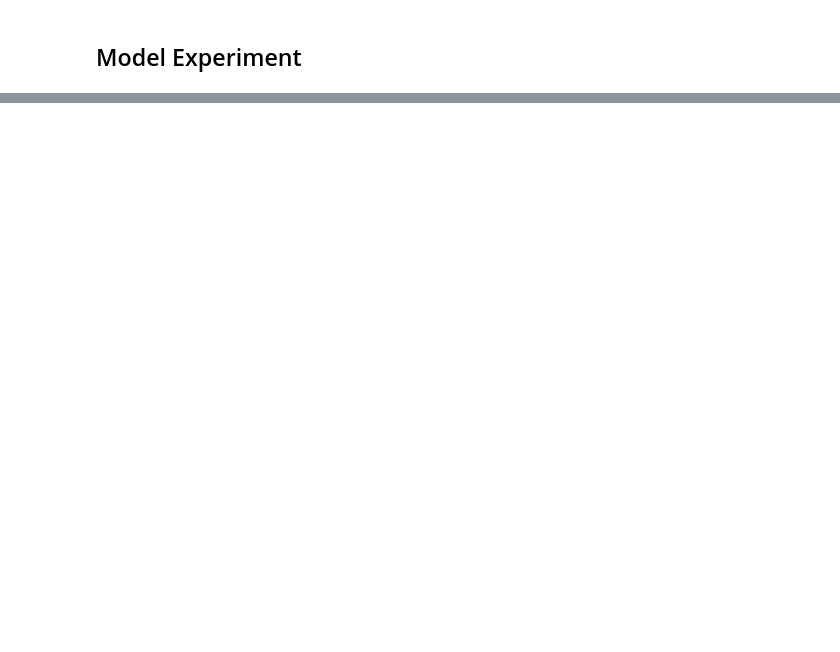
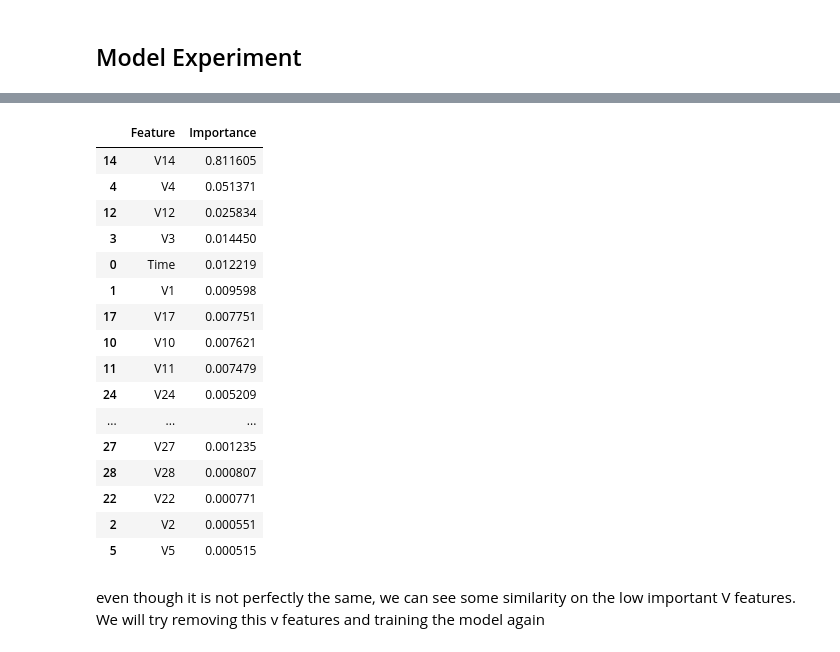
Before and after one commit to benchrstn/credit_card_fraud, a Jupyter notebook: exploration/04_model_experiment.ipynb, the cells around one changed output, grey strips where cells are left out. Cells and saved outputs as stored; diff of their text form; code cells hidden in the pictures; blank space fills up the shorter version.

```diff
--- a/exploration/04_model_experiment.ipynb
+++ b/exploration/04_model_experiment.ipynb
@@ -64,0 +228,29 @@ X_train_v, y_train_v = smote_sample.fit_resample(X_train_v, y_train_v)
+# %%
+#double check with decision tree
+dt_model = trained_models['Decision Tree']
+importance_df2 = pd.DataFrame({
+    'Feature': X_train.columns,
+    'Importance': dt_model.feature_importances_
+}).sort_values('Importance', ascending=False)
+
+importance_df2
+# %% [output]
+|  | Feature | Importance |
+| 14 | V14 | 0.811605 |
+| 4 | V4 | 0.051371 |
+| 12 | V12 | 0.025834 |
+| 3 | V3 | 0.014450 |
+| 0 | Time | 0.012219 |
+| 1 | V1 | 0.009598 |
+| 17 | V17 | 0.007751 |
+| 10 | V10 | 0.007621 |
+| 11 | V11 | 0.007479 |
+| 24 | V24 | 0.005209 |
+| ... | ... | ... |
+| 27 | V27 | 0.001235 |
+| 28 | V28 | 0.000807 |
+| 22 | V22 | 0.000771 |
+| 2 | V2 | 0.000551 |
+| 5 | V5 | 0.000515 |
+# %% [markdown]
+even though it is not perfectly the same, we can see some similarity on the low important V features. We will try removing this v features and training the model again
```
Also changed, not shown: parts of 21 cells of this notebook, 1 other file.
